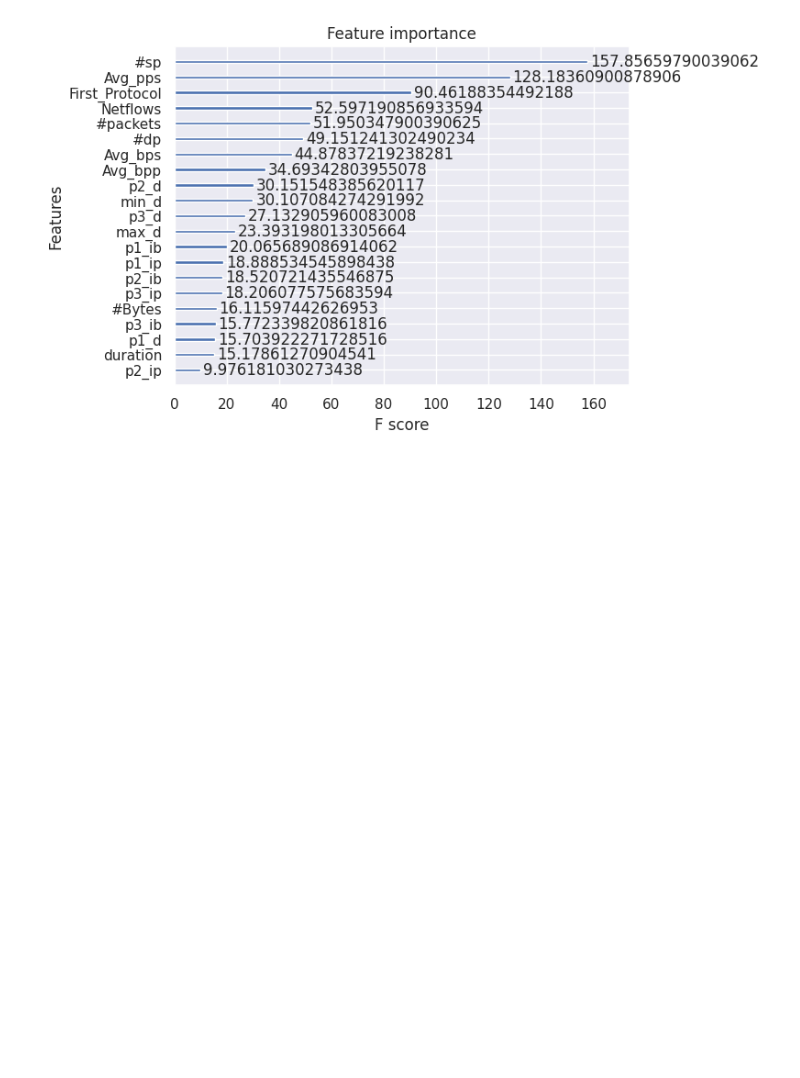
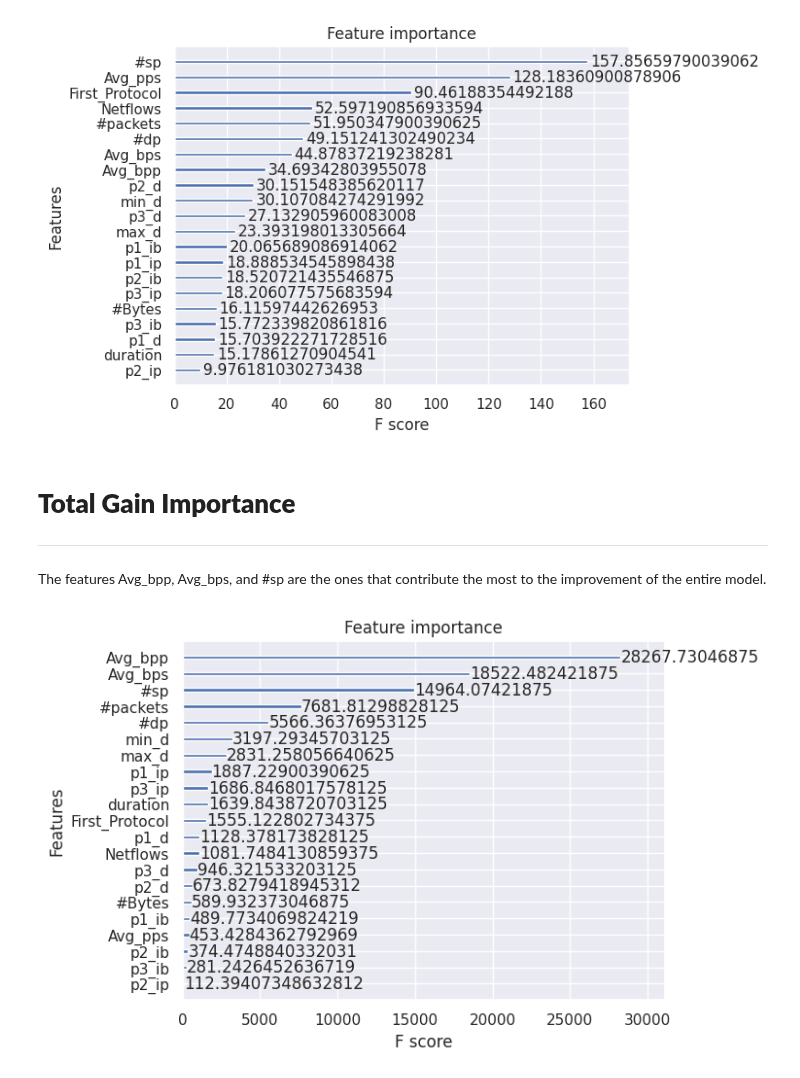
Before and after one commit to Kaiziferr/machine_learning, a Jupyter notebook: XGBoost/06_feature_importance.ipynb, the cells around one changed output. Saved outputs shown, nothing was run; the diff lists cells and outputs as text; code cells hidden in the pictures; blank space fills up the shorter version.

```diff
--- a/XGBoost/06_feature_importance.ipynb
+++ b/XGBoost/06_feature_importance.ipynb
@@ -403,3 +403,13 @@ plot_importance(best_model, importance_type='cover')
 plt.show()
 # %% [output]
 [figure]
+# %% [markdown]
+# **Total Gain Importance**
+---
+# %% [markdown]
+The features Avg_bpp, Avg_bps, and #sp are the ones that contribute the most to the improvement of the entire model.
+# %%
+plot_importance(best_model, importance_type='total_gain')
+plt.show()
+# %% [output]
+[figure, added]
```
Also changed, not shown: parts of 6 cells of this notebook.
